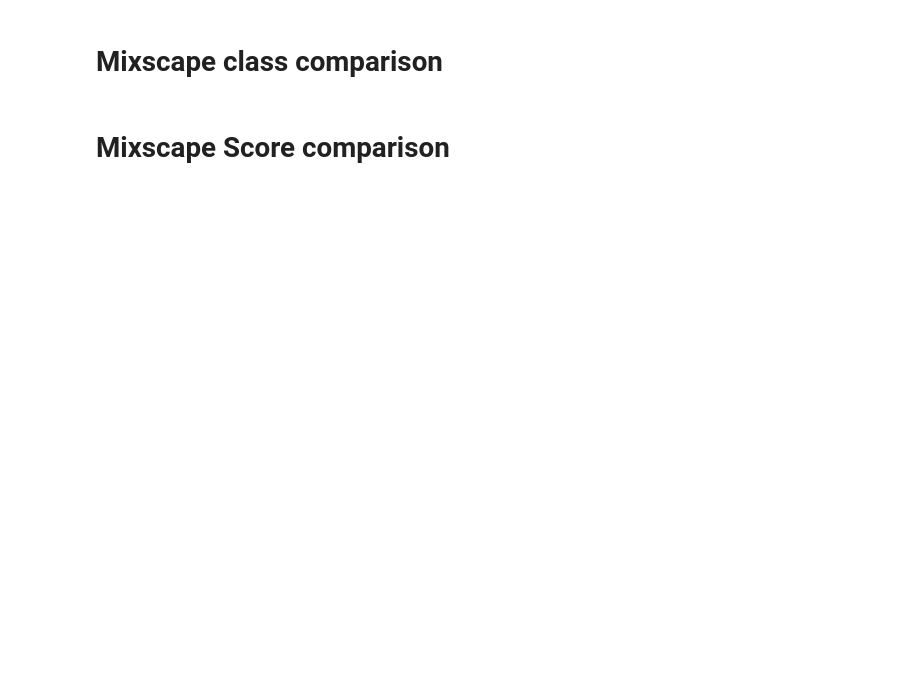
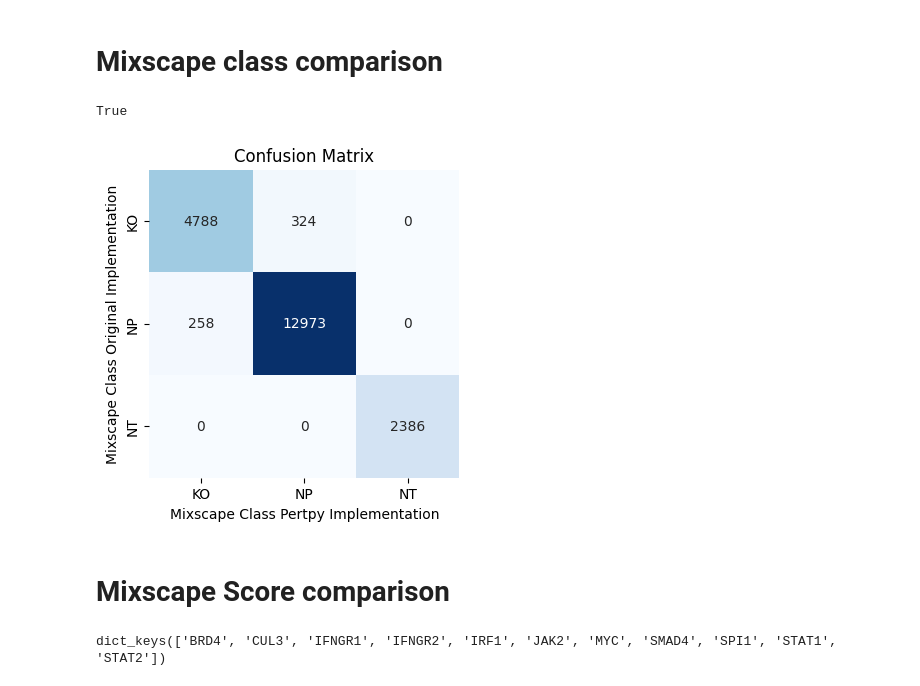
Before and after one commit to theislab/pertpy-reproducibility, a Jupyter notebook: benchmark/Mixscape/mixscape_results_comparison.ipynb, the cells around one changed output. Cells and saved outputs as stored; diff of their text form; code cells hidden in the pictures; blank space fills up the shorter version.

Commit message:
Mixscape confusion matrix and MSE per gene

```diff
--- a/benchmark/Mixscape/mixscape_results_comparison.ipynb
+++ b/benchmark/Mixscape/mixscape_results_comparison.ipynb
@@ -18,8 +32,32 @@ adata_original
 # %% [markdown]
 # Mixscape class comparison
+# %%
+np.all(adata_pertpy.obs_names == adata_original.obs_names)
+# %% [output]
+True
+# %%
+class_pertpy = adata_pertpy.obs["mixscape_class_global"]
+class_original = adata_original.obs["mixscape_class.global"]
 # %%
-#TODO: Confusion matrix
+cm = confusion_matrix(class_original, class_pertpy)
+unique_classes = sorted(class_original.unique())
+cm_df = pd.DataFrame(cm, index=unique_classes, columns=unique_classes)
+
+plt.figure(figsize=(4, 4))
+sns.heatmap(cm_df, annot=True, fmt="d", cmap="Blues", cbar=False)
+plt.xlabel("Mixscape Class Pertpy Implementation")
+plt.ylabel("Mixscape Class Original Implementation")
+plt.title("Confusion Matrix")
+plt.show()
+# %% [output]
+[figure, added]
 # %% [markdown]
 # Mixscape Score comparison
 # %%
 #TODO: Correlate scores per gene?
+# %%
+# Get genes for which scores are available, i.e. genes for which mixscape identified some KO cells
+genes = adata_pertpy.uns["mixscape"].keys()
+genes
+# %% [output]
+dict_keys(['BRD4', 'CUL3', 'IFNGR1', 'IFNGR2', 'IRF1', 'JAK2', 'MYC', 'SMAD4', 'SPI1', 'STAT1', 'STAT2'])
```
Also changed, not shown: parts of 8 cells of this notebook, 1 other file.
